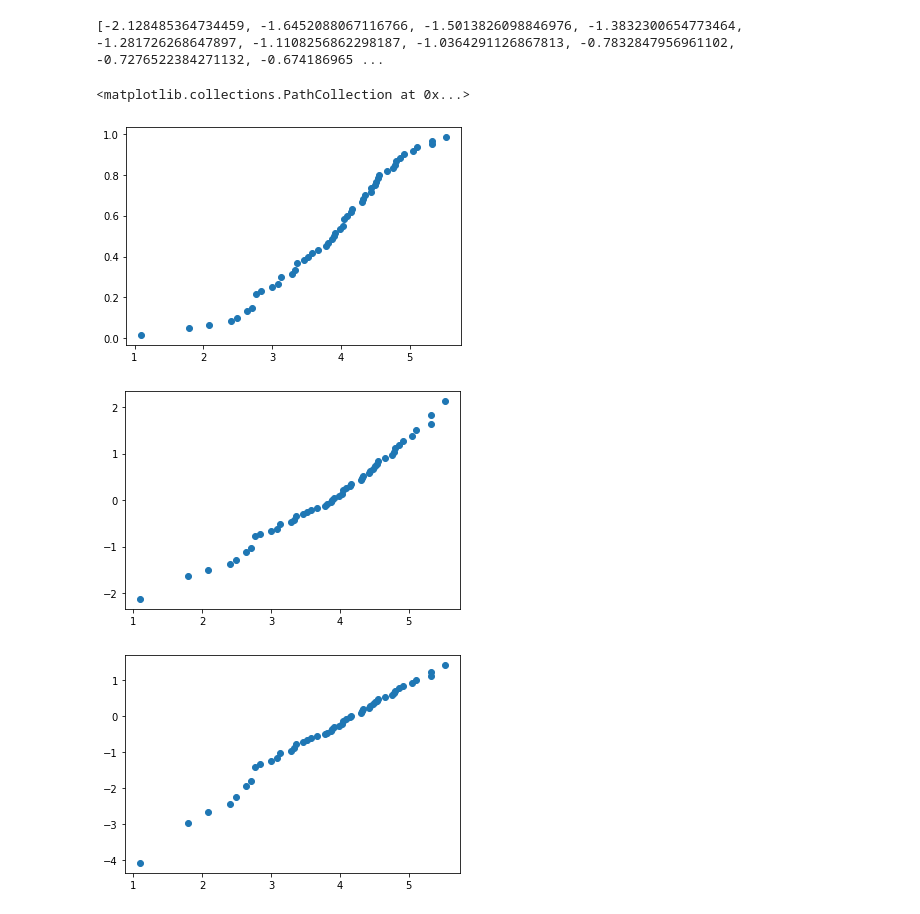
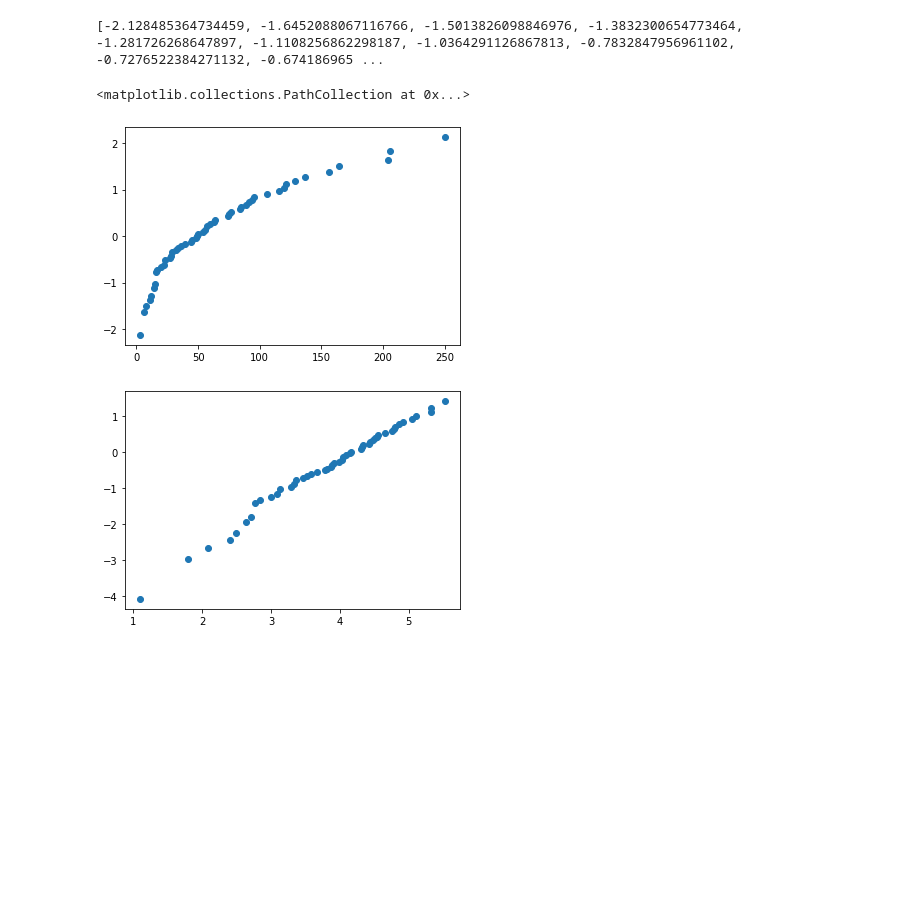
Before and after one commit to crazylinuxer/empirical_methods, a Jupyter notebook: lab1/Untitled.ipynb, the cells around one changed output. Drawn from its saved outputs; the diff is of its cells as text; code cells hidden in the pictures; blank space fills up the shorter version.

```diff
--- a/lab1/Untitled.ipynb
+++ b/lab1/Untitled.ipynb
@@ -207,7 +207,7 @@ print(distribution_function_values)
 # %% [output]
 [0.016666666667, 0.05, 0.066666666667, 0.083333333333, 0.1, 0.133333333333, 0.15, 0.216666666667, 0.233333333333, 0.25, 0.266666666667, 0.3, 0.316666666667, 0.333333333333, 0.366666666667, 0.383333333 ...
 # %%
-def get_quantile_value(p) -> float:
+def get_snd_quantile_value(p) -> float:
     c0 = 2.515517
     c1 = 0.802853
     c2 = 0.010328
@@ -222,20 +222,17 @@ def get_quantile_value(p) -> float:
         )
     return -fi(p) if p <= 0.5 else fi(1 - p)
 
-quantiles = [get_quantile_value(p) for p in distribution_function_values]
+quantiles = [get_snd_quantile_value(p) for p in distribution_function_values]
 print(quantiles)
 # %% [output]
 [-2.128485364734459, -1.6452088067116766, -1.5013826098846976, -1.3832300654773464, -1.281726268647897, -1.1108256862298187, -1.0364291126867813, -0.7832847956961102, -0.7276522384271132, -0.674186965 ...
 # %%
 t_axis = [math.log(i) for i in sorted_variation_range[:-1]]
 z_axis = [math.log(math.log(1 / (1 - i))) for i in distribution_function_values]
-plt.scatter(t_axis, distribution_function_values)
-plt.figure()
-plt.scatter(t_axis, quantiles)
+plt.scatter(sorted_variation_range[:-1], quantiles)
 plt.figure()
 plt.scatter(t_axis, z_axis)
 # %% [output]
 <matplotlib.collections.PathCollection at 0x...>
-[figure, old version]
+[figure, new version]
-[figure, old version]
+[figure, new version]
-[figure, removed]
```
